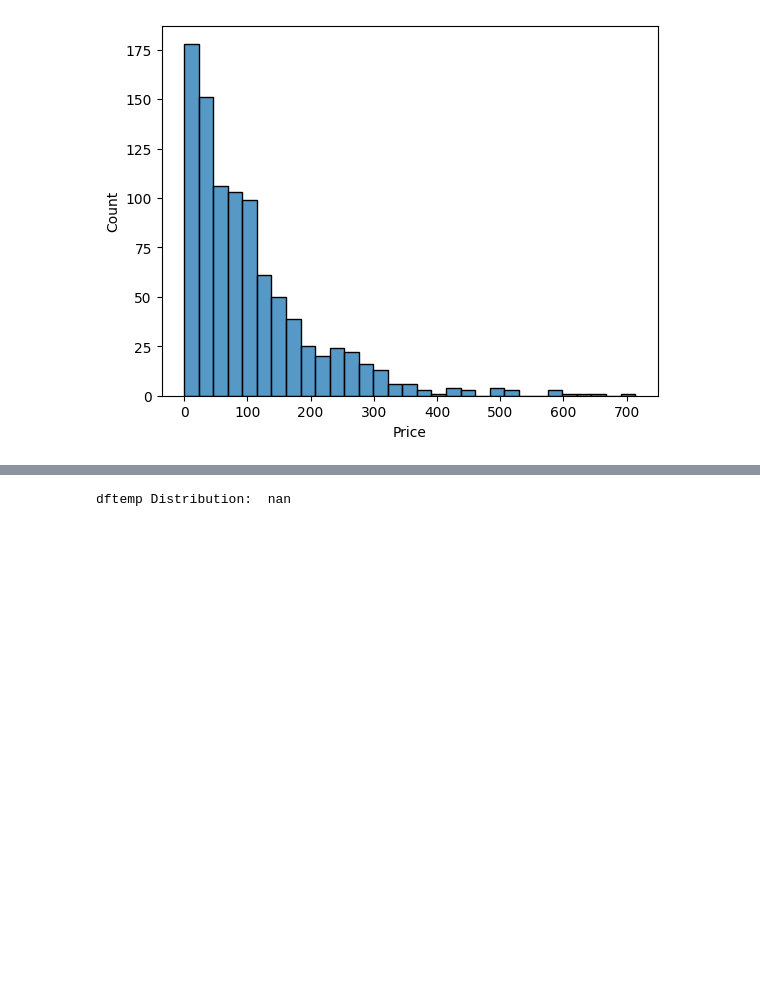
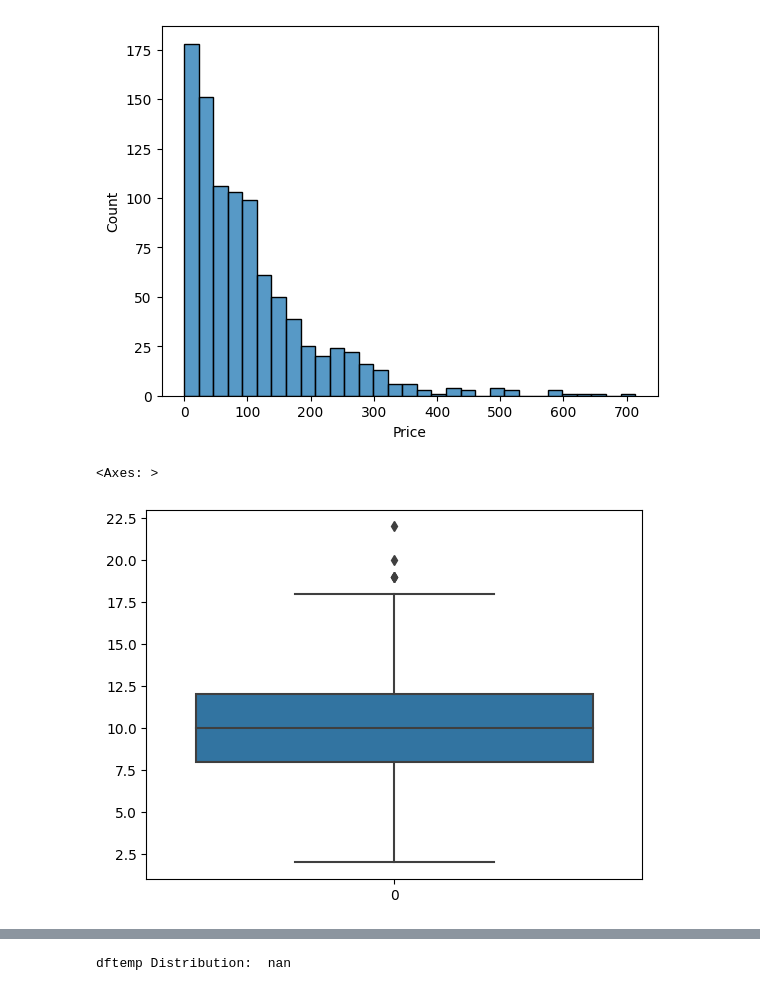
Before and after one commit to pmalviyaa/schulich_data_science, a Jupyter notebook: Assignment 1.ipynb, the cells around one changed output, grey strips where cells are left out. Drawn from its saved outputs; the diff is of its cells as text; code cells hidden in the pictures; blank space fills up the shorter version.

```diff
--- a/Assignment 1.ipynb
+++ b/Assignment 1.ipynb
@@ -77,3 +77,12 @@ sns.histplot(df['Price'])
 # %% [output]
 <Axes: xlabel='Price', ylabel='Count'>
 [figure]
+# %%
+#Filling blank areas with mean in the column  Price
+df['Price'] = df['Price'].fillna(df['Price'].mean())
+# %%
+#Viewing Boxplot for the column Units Sold
+sns.boxplot(df['Units Sold'])
+# %% [output]
+<Axes: >
+[figure, added]
```
Also changed, not shown: parts of 11 cells of this notebook.
